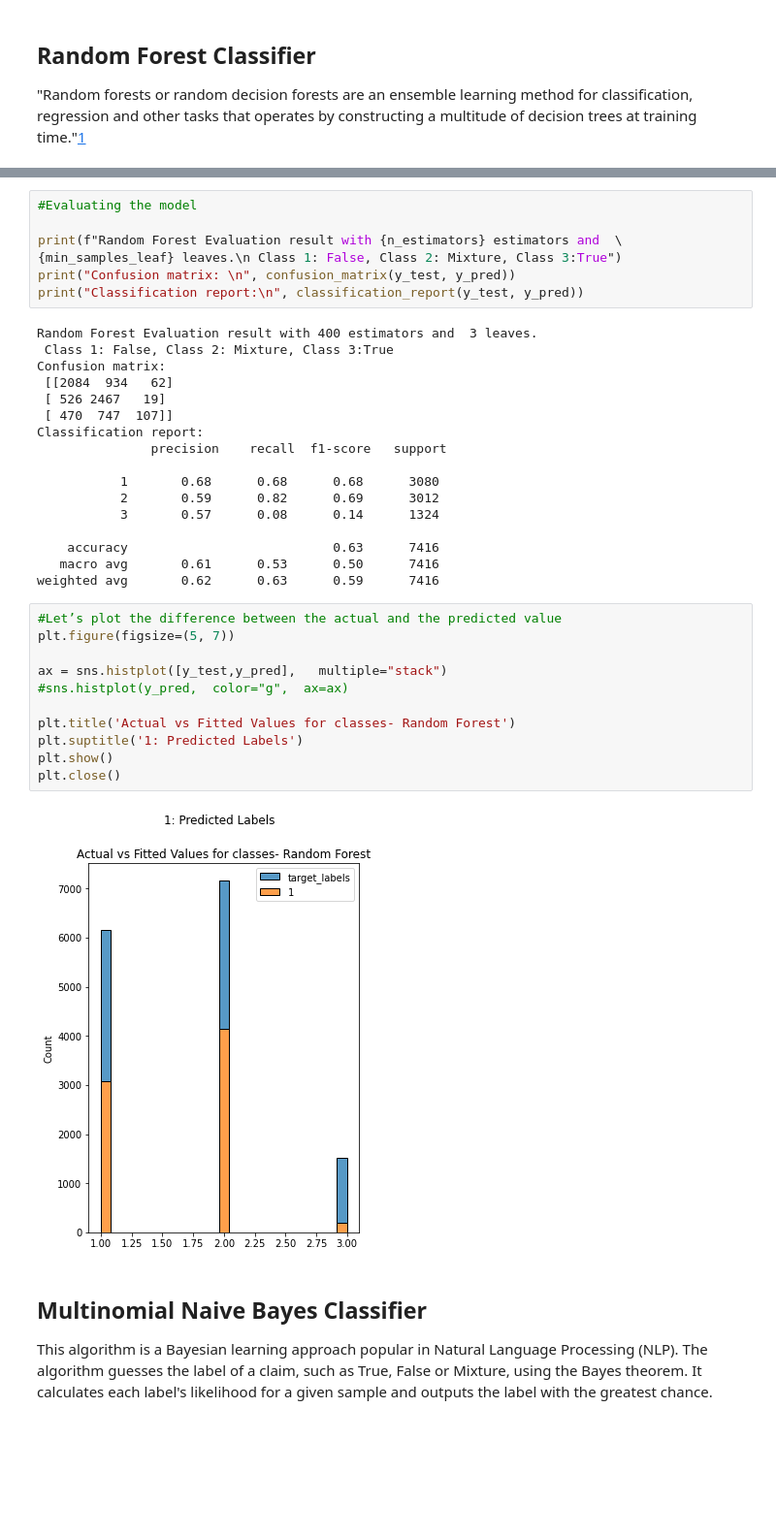
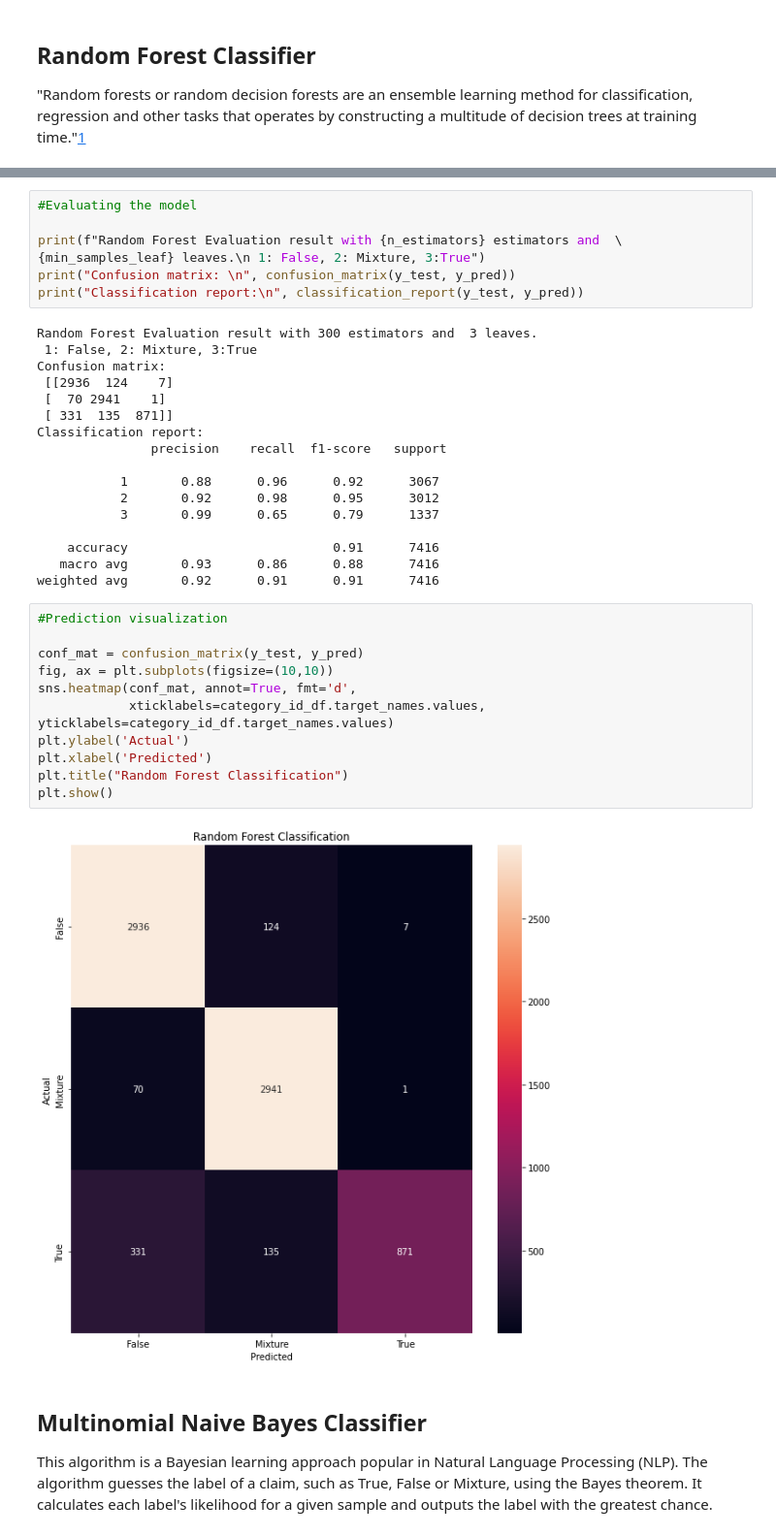
Before and after one commit to EnsiyehRaoufi/Claims-Knowledge-Graph, a Jupyter notebook: ClaimsKG.ipynb, the cells around one changed output, grey strips where cells are left out. Shown at 97% size. Drawn from its saved outputs; the diff is of its cells as text; blank space fills up the shorter version.

```diff
--- a/ClaimsKG.ipynb
+++ b/ClaimsKG.ipynb
@@ -1036,39 +1046,39 @@ array([2, 3, 2, ..., 1, 2, 1])
 #Evaluating the model
 
 print(f"Random Forest Evaluation result with {n_estimators} estimators and  \
-{min_samples_leaf} leaves.\n Class 1: False, Class 2: Mixture, Class 3:True")
+{min_samples_leaf} leaves.\n 1: False, 2: Mixture, 3:True")
 print("Confusion matrix: \n", confusion_matrix(y_test, y_pred))
 print("Classification report:\n", classification_report(y_test, y_pred))
 # %% [output]
-Random Forest Evaluation result with 400 estimators and  3 leaves.
- Class 1: False, Class 2: Mixture, Class 3:True
+Random Forest Evaluation result with 300 estimators and  3 leaves.
+ 1: False, 2: Mixture, 3:True
 Confusion matrix:
- [[2084  934   62]
- [ 526 2467   19]
- [ 470  747  107]]
+ [[2936  124    7]
+ [  70 2941    1]
+ [ 331  135  871]]
 Classification report:
                precision    recall  f1-score   support
 
-           1       0.68      0.68      0.68      3080
-           2       0.59      0.82      0.69      3012
-           3       0.57      0.08      0.14      1324
+           1       0.88      0.96      0.92      3067
+           2       0.92      0.98      0.95      3012
+           3       0.99      0.65      0.79      1337
 
-    accuracy                           0.63      7416
-   macro avg       0.61      0.53      0.50      7416
-weighted avg       0.62      0.63      0.59      7416
+    accuracy                           0.91      7416
+   macro avg       0.93      0.86      0.88      7416
+weighted avg       0.92      0.91      0.91      7416
-# %%
-#Let’s plot the difference between the actual and the predicted value
-plt.figure(figsize=(5, 7))
-
-ax = sns.histplot([y_test,y_pred],   multiple="stack")
-#sns.histplot(y_pred,  color="g",  ax=ax)
-
-plt.title('Actual vs Fitted Values for classes- Random Forest')
-plt.suptitle('1: Predicted Labels')
-plt.show()
-plt.close()
-# %% [output]
-[figure, removed]
+# %%
+#Prediction visualization
+
+conf_mat = confusion_matrix(y_test, y_pred)
+fig, ax = plt.subplots(figsize=(10,10))
+sns.heatmap(conf_mat, annot=True, fmt='d',
+            xticklabels=category_id_df.target_names.values, yticklabels=category_id_df.target_names.values)
+plt.ylabel('Actual')
+plt.xlabel('Predicted')
+plt.title("Random Forest Classification")
+plt.show()
+# %% [output]
+[figure, added]
 # %% [markdown]
 ## Multinomial Naive Bayes Classifier
 This algorithm is a Bayesian learning approach popular in Natural Language Processing (NLP). The algorithm guesses the label of a claim, such as True, False or Mixture, using the Bayes theorem. It calculates each label's likelihood for a given sample and outputs the label with the greatest chance.
```
Also changed, not shown: parts of 32 cells of this notebook.
